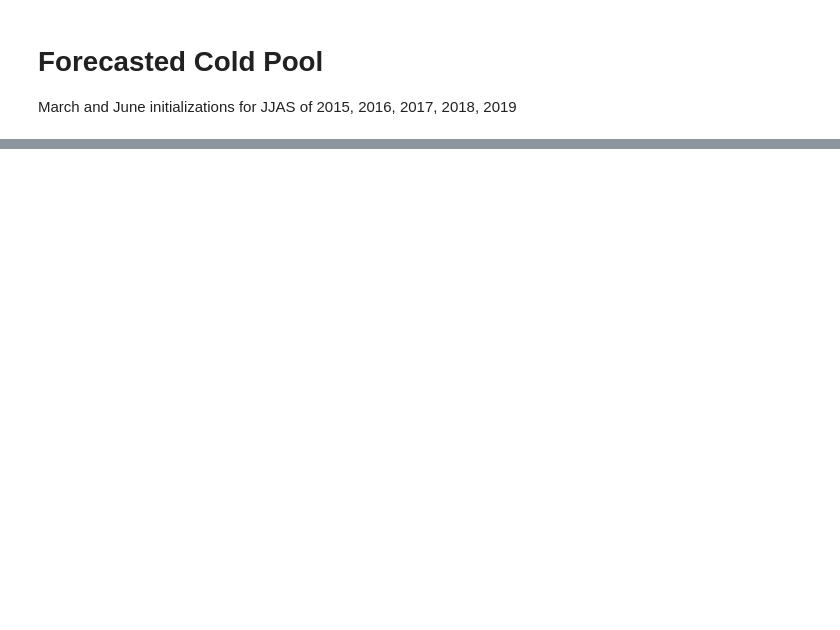
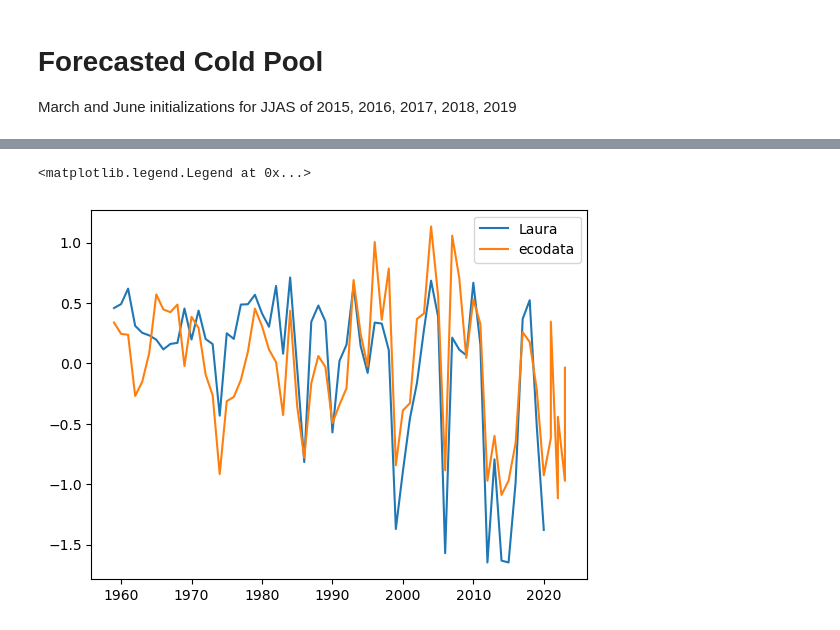
Before and after one commit to LGruenburg/MOM6_Validation, a Jupyter notebook: SOE/Cold_Pool.ipynb, the cells around one changed output, grey strips where cells are left out. Cells and saved outputs as stored; diff of their text form; code cells hidden in the pictures; blank space fills up the shorter version.

```diff
--- a/SOE/Cold_Pool.ipynb
+++ b/SOE/Cold_Pool.ipynb
@@ -523,0 +658,45 @@ for i in range(5):
+# %%
+# 1.  Everything colder than 10C
+mab_hp_200_10 = mab_hp_200.where(clim_hp.tob <=10)
+# %%
+# subset to june july august september october
+
+def is_jjaso(month):
+    return (month >= 6) & (month <= 10)
+
+mab_hp_200_10_jjaso = mab_hp_200_10.sel(time=is_jjaso(mab_hp_200_10['time.month']))
+# %%
+# 3. if the temperature never gets below 10C in one year that can be nan
+years = np.arange(1959,2021)
+day_yr = np.empty([len(years),34,82])
+day_yr[:,:,:] = np.nan
+j=0
+for yr in years:
+    year_subset = mab_hp_200_10_jjaso.sel(time= mab_hp_200_10_jjaso['time.year'] == yr)
+    yr_mo = np.empty([34,82])
+    yr_mo[:,:] = np.nan
+    for k in np.arange(4,-1,-1):
+        yr_mo[np.where(year_subset.tob[k,:,:] > 10)] = k+6
+    day_yr[j,:,:] = yr_mo
+    j = j+1
+# %%
+# 4. climatology
+clim_day_hp = np.nanmean(day_yr, 0)
+
+day_yr_hp = xr.Dataset(data_vars={'month': (['year', 'latitude','longitude'], day_yr)},
+           coords = {'year': np.arange(1959,2021),
+                     'lat': mab_hp_200_10_jjaso.latitude,
+                     'lon': mab_hp_200_10_jjaso.longitude})
+
+day_yr_clim_hp = xr.Dataset(data_vars = {'month': (['latitude','longitude'], clim_day_hp)},
+                         coords = {'lat': mab_hp_200_10_jjaso.latitude,
+                                   'lon': mab_hp_200_10_jjaso.longitude})
+
+model_piy_hp = ((day_yr_hp - day_yr_clim_hp).sum(['latitude','longitude']))/len(np.where(np.isnan(day_yr_clim_hp.month) == False)[0])
+# %%
+plt.plot(model_piy_hp.year, model_piy_hp.month, label = 'Laura')
+plt.plot(cp[cp.Var == 'persistence_index'].Time, cp[cp.Var == 'persistence_index'].Value, label = 'ecodata'),
+plt.legend()
+# %% [output]
+<matplotlib.legend.Legend at 0x...>
+[figure, added]
```
Also changed, not shown: parts of 65 cells of this notebook, 2 other files.
